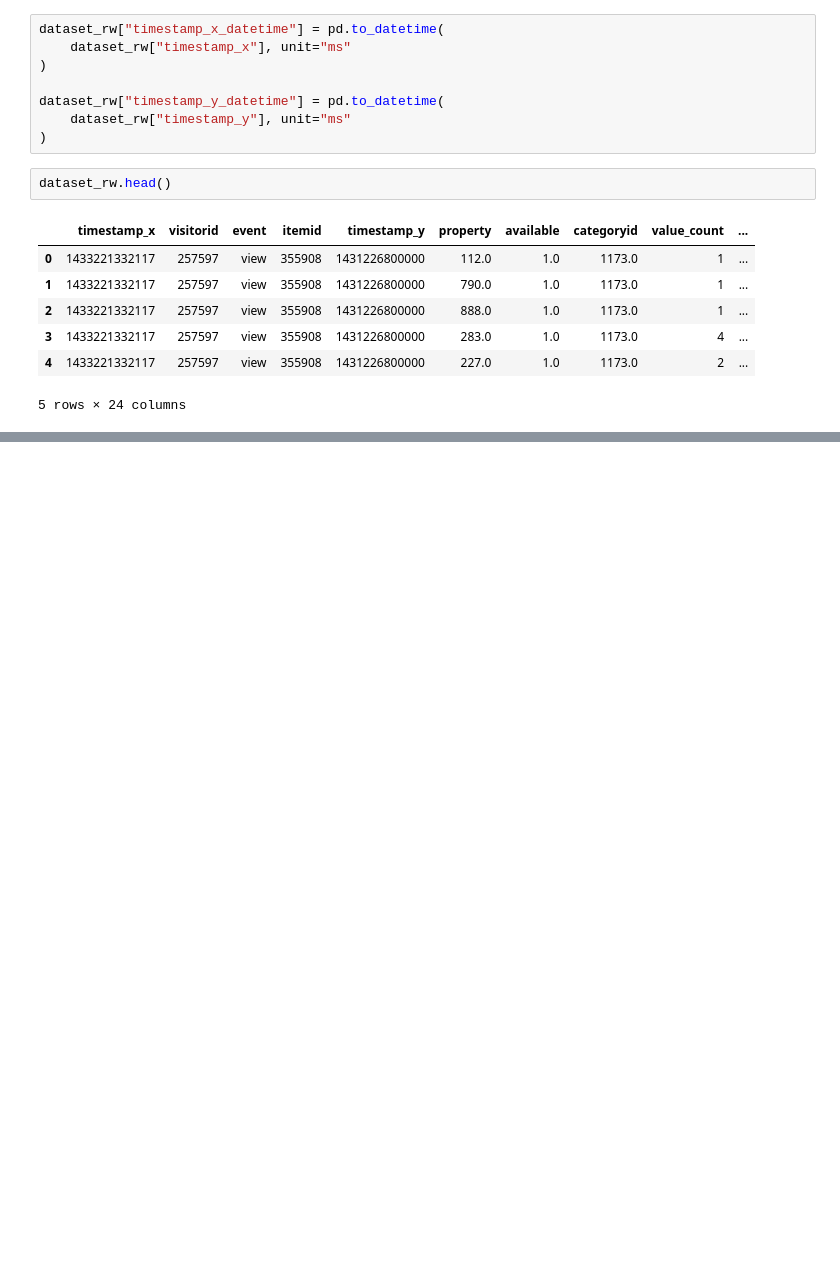
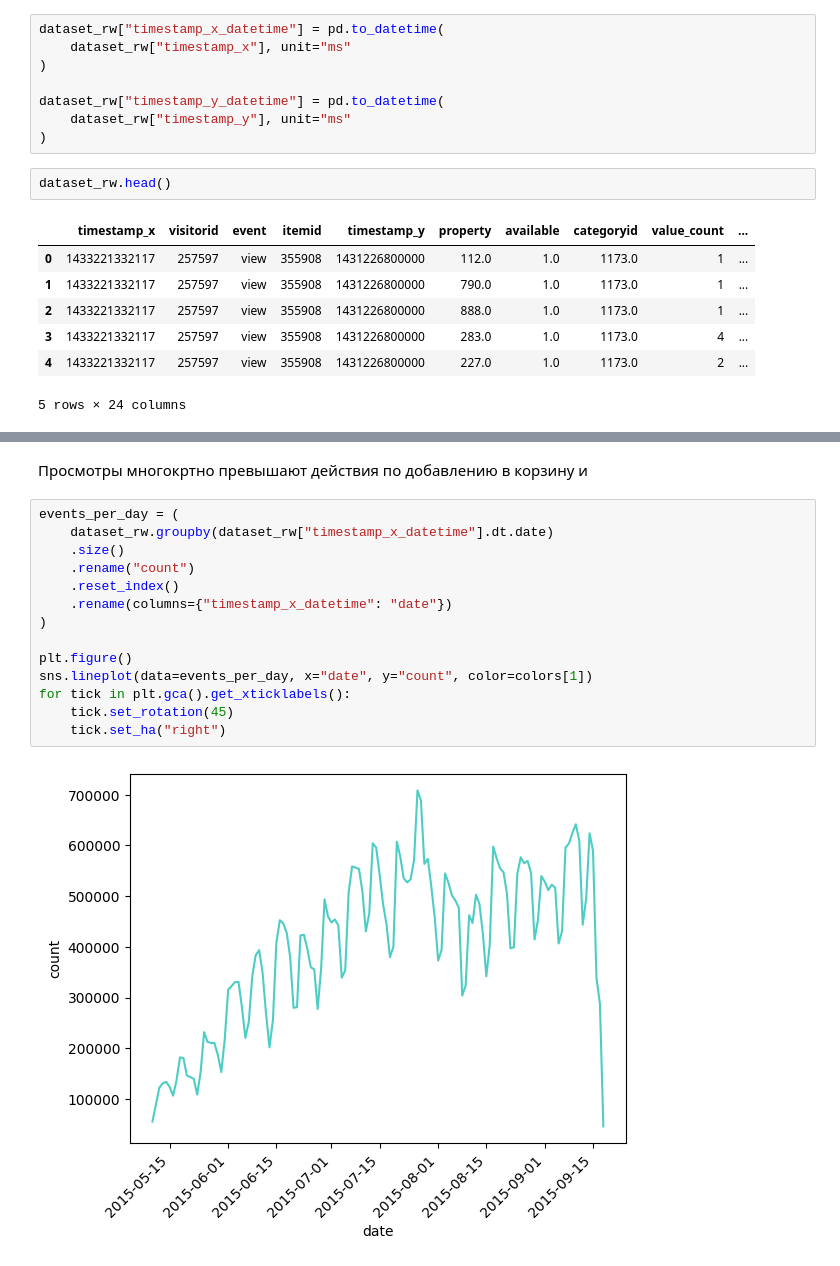
Before and after one commit to Yoshigonnawin/mle-pr-final, a Jupyter notebook: EDA_2_1.ipynb, the cells around one changed output, grey strips where cells are left out. Saved outputs shown, nothing was run; the diff lists cells and outputs as text; blank space fills up the shorter version.

```diff
--- a/EDA_2_1.ipynb
+++ b/EDA_2_1.ipynb
@@ -997,0 +1028,18 @@ timestamp_y_datetime 0
+# %% [markdown]
+Просмотры многокртно превышают действия по добавлению в корзину и
+# %%
+events_per_day = (
+    dataset_rw.groupby(dataset_rw["timestamp_x_datetime"].dt.date)
+    .size()
+    .rename("count")
+    .reset_index()
+    .rename(columns={"timestamp_x_datetime": "date"})
+)
+
+plt.figure()
+sns.lineplot(data=events_per_day, x="date", y="count", color=colors[1])
+for tick in plt.gca().get_xticklabels():
+    tick.set_rotation(45)
+    tick.set_ha("right")
+# %% [output]
+[figure, added]
```
Also changed, not shown: parts of 13 cells of this notebook, 1 other file.
